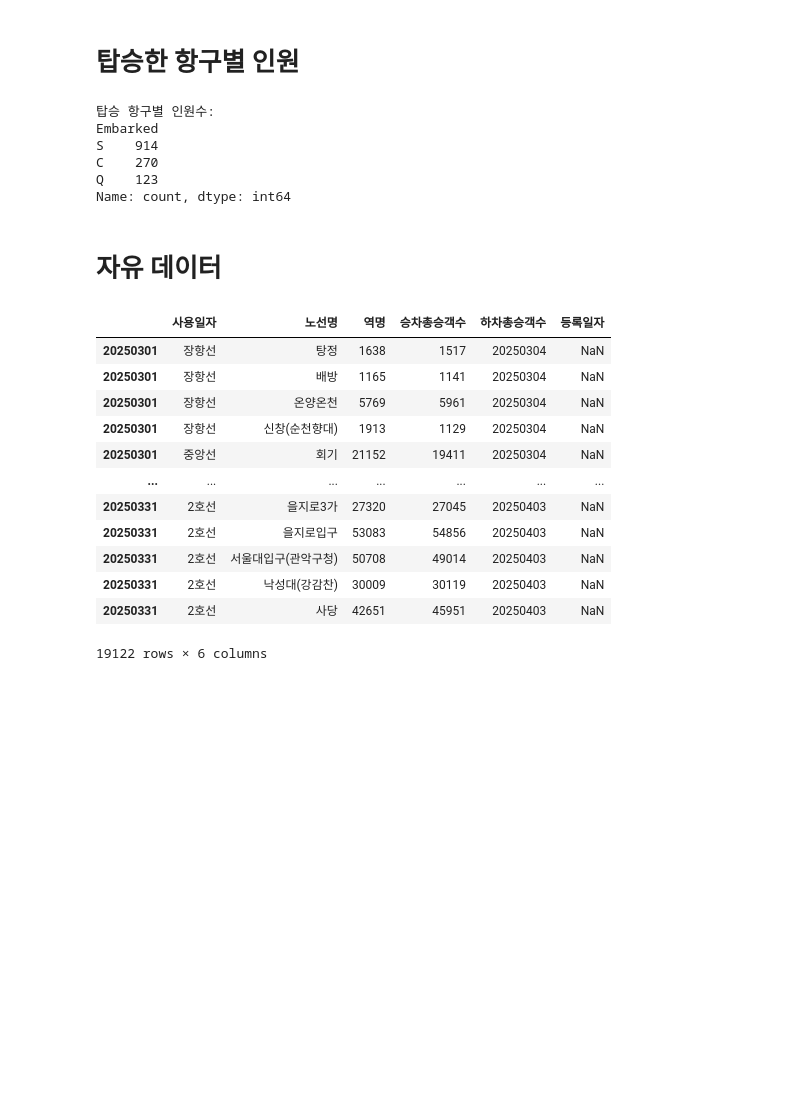
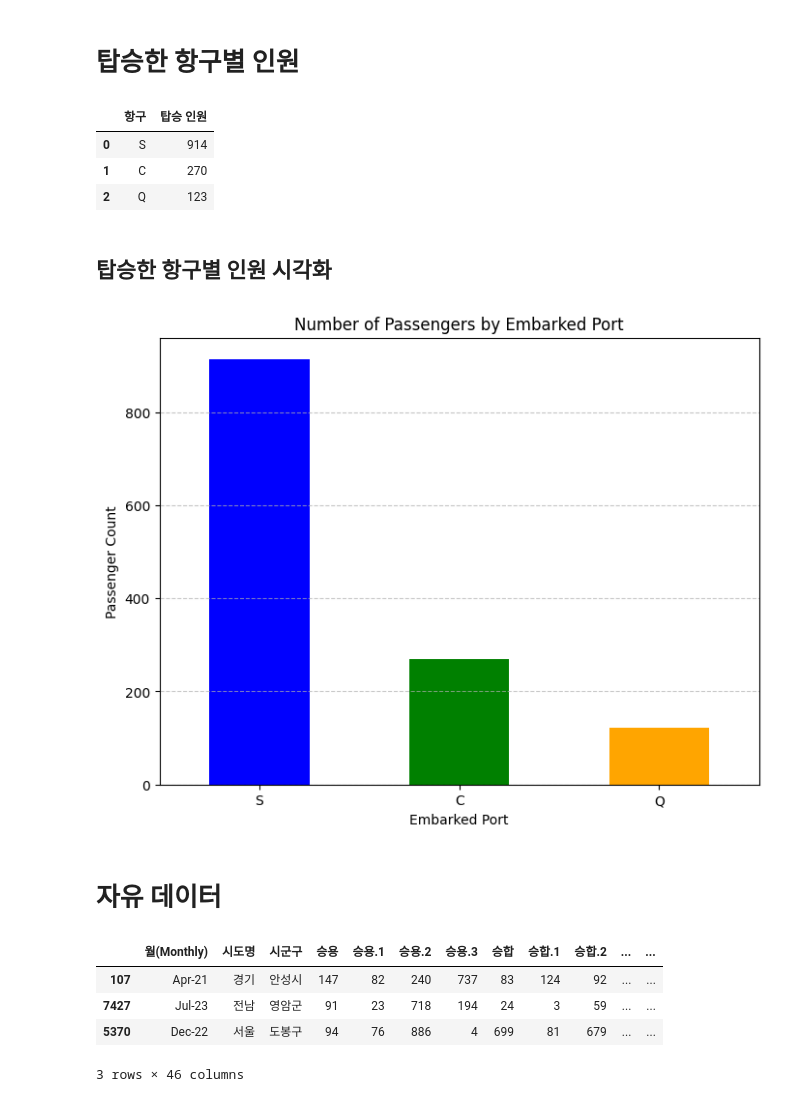
Before and after one commit to pcw11/datajo, a Jupyter notebook: 데이터조.ipynb, the cells around one changed output. Drawn from its saved outputs; the diff is of its cells as text; code cells hidden in the pictures; blank space fills up the shorter version.

```diff
--- a/데이터조.ipynb
+++ b/데이터조.ipynb
@@ -241,36 +243,46 @@ plt.show()
 # %% [markdown]
 # 탑승한 항구별 인원
 # %%
-# 항구별 인원수 계산
-embarked_counts = df['Embarked'].value_counts()
+# 항구별 인원수 데이터프레임 생성
+embarked_counts_df = df["Embarked"].value_counts().reset_index()
+embarked_counts_df.columns = ["항구", "탑승 인원"]
 
 # 결과 출력
-print("\n탑승 항구별 인원수:")
-print(embarked_counts)
+embarked_counts_df
 # %% [output]
-탑승 항구별 인원수:
-Embarked
-S    914
-C    270
-Q    123
-Name: count, dtype: int64
+|  | 항구 | 탑승 인원 |
+| 0 | S | 914 |
+| 1 | C | 270 |
+| 2 | Q | 123 |
+# %% [markdown]
+## 탑승한 항구별 인원 시각화
+# %%
+# 항구별 탑승 인원 계산
+embarked_counts = df['Embarked'].value_counts()
+
+# 시각화
+plt.figure(figsize=(8,6))
+embarked_counts.plot(kind='bar', color=['blue', 'green', 'orange'])
+plt.xlabel("Embarked Port")
+plt.ylabel("Passenger Count")
+plt.title("Number of Passengers by Embarked Port")
+plt.xticks(rotation=0)
+plt.grid(axis='y', linestyle='--', alpha=0.7)
+
+# 그래프 표시
+plt.show()
+# %% [output]
+[figure, added]
 # %% [markdown]
 # 자유 데이터
 # %%
 # CSV 파일 불러오기
-df1 = pd.read_csv("datajo/seoul.csv")
-df1
+# cardata.csv 파일의 인코딩을 'euc-kr'로 지정하여 읽습니다.
+df1 = pd.read_csv("datajo/cardata.csv", encoding='EUC-KR')
+df1.sample(3)
 # %% [output]
-|  | 사용일자 | 노선명 | 역명 | 승차총승객수 | 하차총승객수 | 등록일자 |
-| 20250301 | 장항선 | 탕정 | 1638 | 1517 | 20250304 | NaN |
-| 20250301 | 장항선 | 배방 | 1165 | 1141 | 20250304 | NaN |
-| 20250301 | 장항선 | 온양온천 | 5769 | 5961 | 20250304 | NaN |
-| 20250301 | 장항선 | 신창(순천향대) | 1913 | 1129 | 20250304 | NaN |
-| 20250301 | 중앙선 | 회기 | 21152 | 19411 | 20250304 | NaN |
-| ... | ... | ... | ... | ... | ... | ... |
-| 20250331 | 2호선 | 을지로3가 | 27320 | 27045 | 20250403 | NaN |
-| 20250331 | 2호선 | 을지로입구 | 53083 | 54856 | 20250403 | NaN |
-| 20250331 | 2호선 | 서울대입구(관악구청) | 50708 | 49014 | 20250403 | NaN |
-| 20250331 | 2호선 | 낙성대(강감찬) | 30009 | 30119 | 20250403 | NaN |
-| 20250331 | 2호선 | 사당 | 42651 | 45951 | 20250403 | NaN |
+|  | 월(Monthly) | 시도명 | 시군구 | 승용 | 승용.1 | 승용.2 | 승용.3 | 승합 | 승합.1 | 승합.2 | ... | ... |
+| 107 | Apr-21 | 경기 | 안성시 | 147 | 82 | 240 | 737 | 83 | 124 | 92 | ... | ... |
+| 7427 | Jul-23 | 전남 | 영암군 | 91 | 23 | 718 | 194 | 24 | 3 | 59 | ... | ... |
+| 5370 | Dec-22 | 서울 | 도봉구 | 94 | 76 | 886 | 4 | 699 | 81 | 679 | ... | ... |
-19122 rows × 6 columns
+3 rows × 46 columns
```
Also changed, not shown: parts of 3 cells of this notebook.
